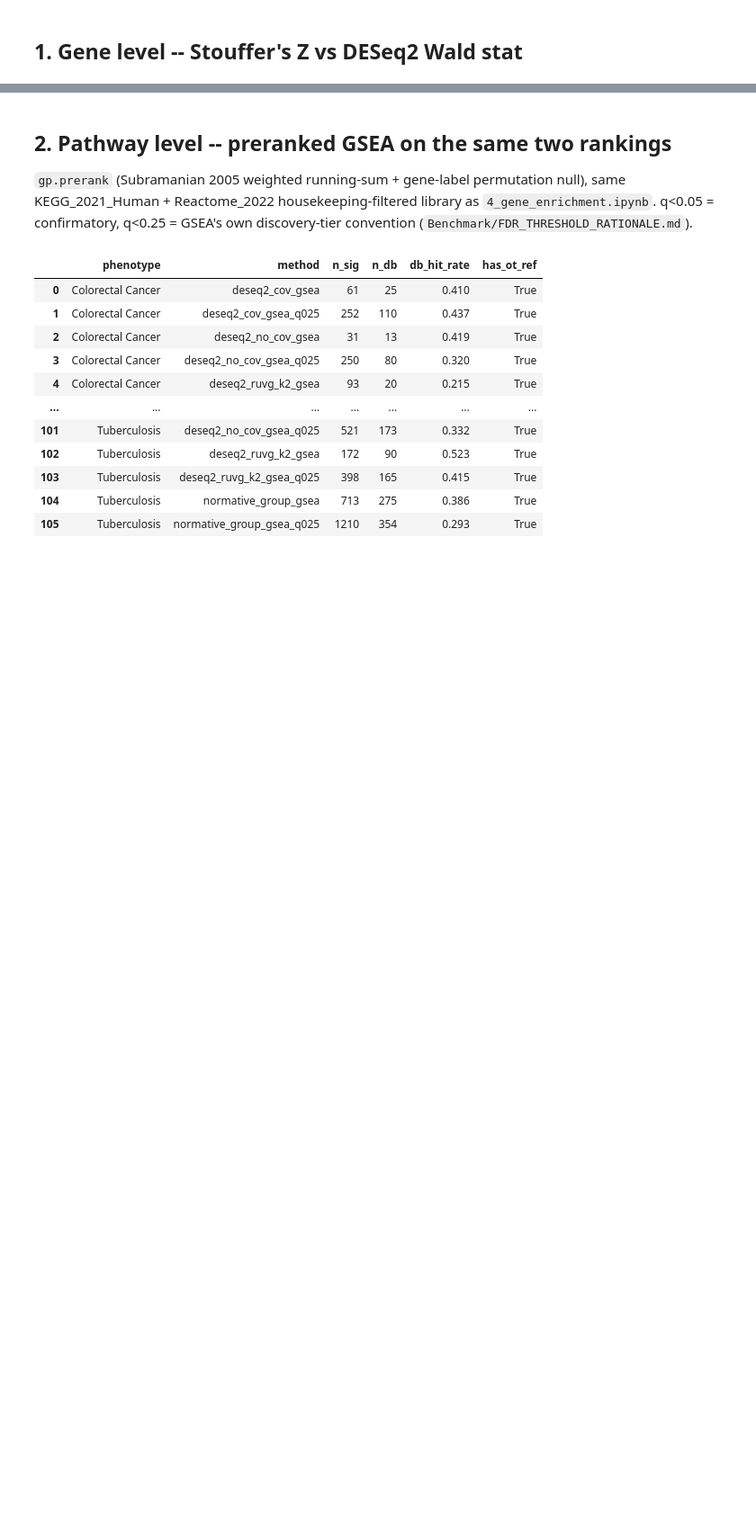
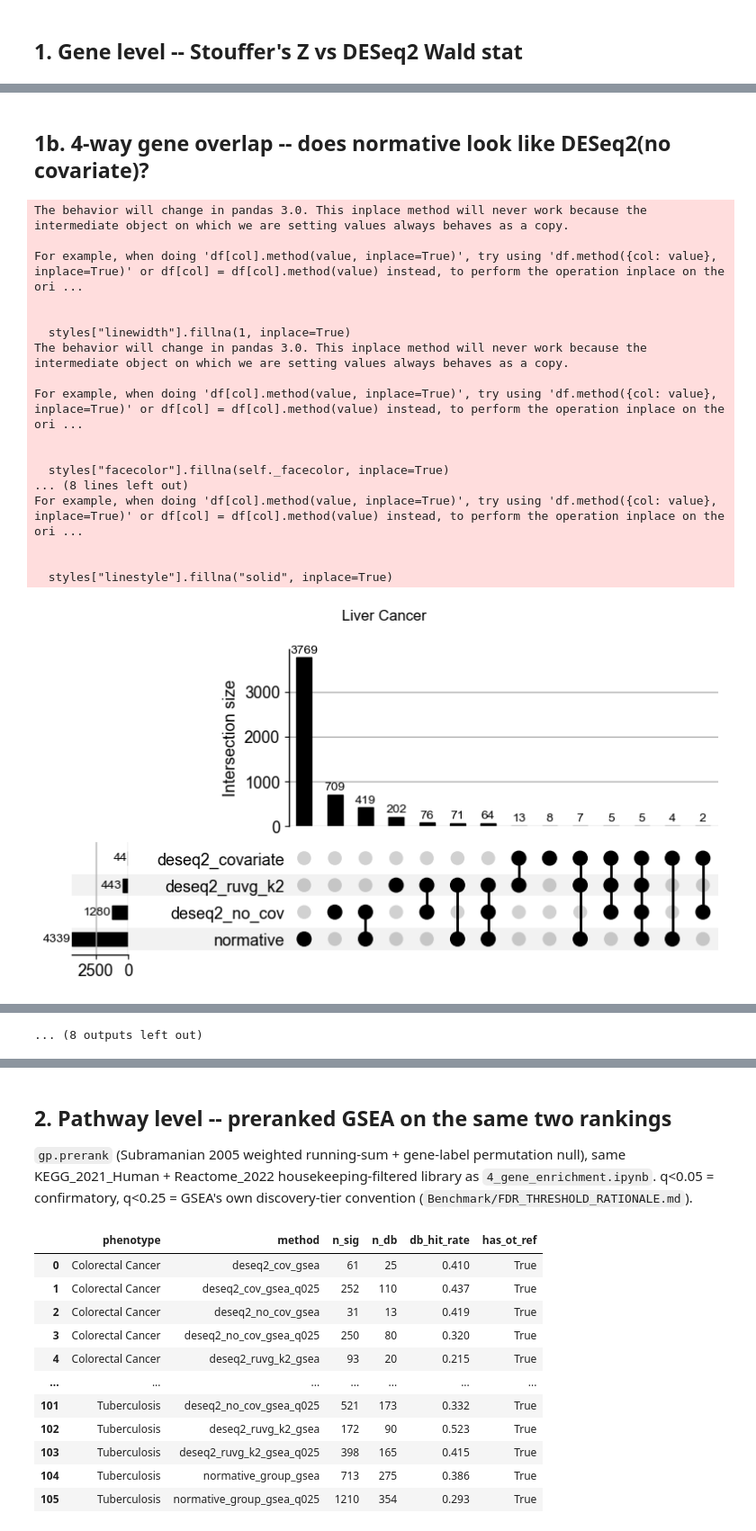
Before and after one commit to jmj3078/cfRNA_Disentaglement, a Jupyter notebook: MixedEffectsModeling/5_group_level_comparison.ipynb, the cells around one changed output, grey strips where cells are left out. Shown at 90% size. Saved outputs shown, nothing was run; the diff lists cells and outputs as text; code cells hidden in the pictures; blank space fills up the shorter version.

```diff
--- a/MixedEffectsModeling/5_group_level_comparison.ipynb
+++ b/MixedEffectsModeling/5_group_level_comparison.ipynb
@@ -162,0 +145,37 @@ display(gene_z_study[gene_z_study.phenotype == 'Liver Cancer'])
+# %% [markdown]
+## 1b. 4-way gene overlap -- does normative look like DESeq2(no covariate)?
+# %%
+from upsetplot import UpSet, from_contents
+
+venn4 = dc.gene_venn_sets_4way()
+n_show = len(venn4)
+phenos = sorted(venn4, key=lambda p: -len(venn4[p]['normative']))[:n_show]
+
+for ph in phenos:
+    sets = {k: v for k, v in venn4[ph].items() if len(v) > 0}
+    data = from_contents(sets)
+    up = UpSet(data, subset_size='count', show_counts=True, sort_by='cardinality')
+    fig = plt.figure(figsize=(9, 5))
+    up.plot(fig=fig)
+    fig.suptitle(ph)
+    fig.savefig(BENCH / f"venn4_upset_{ph.replace('/', '-').replace(' ', '_')}.png", dpi=150)
+    plt.show()
+# %% [output]
+The behavior will change in pandas 3.0. This inplace method will never work because the intermediate object on which we are setting values always behaves as a copy.
+
+For example, when doing 'df[col].method(value, inplace=True)', try using 'df.method({col: value}, inplace=True)' or df[col] = df[col].method(value) instead, to perform the operation inplace on the ori ...
+
+
+  styles["linewidth"].fillna(1, inplace=True)
+The behavior will change in pandas 3.0. This inplace method will never work because the intermediate object on which we are setting values always behaves as a copy.
+
+For example, when doing 'df[col].method(value, inplace=True)', try using 'df.method({col: value}, inplace=True)' or df[col] = df[col].method(value) instead, to perform the operation inplace on the ori ...
+
+
+  styles["facecolor"].fillna(self._facecolor, inplace=True)
+... (8 lines left out)
+For example, when doing 'df[col].method(value, inplace=True)', try using 'df.method({col: value}, inplace=True)' or df[col] = df[col].method(value) instead, to perform the operation inplace on the ori ...
+
+
+  styles["linestyle"].fillna("solid", inplace=True)
+[figure, added]
@@ -162,0 +272 @@ display(gene_z_study[gene_z_study.phenotype == 'Liver Cancer'])
+... (8 outputs left out)
```
Also changed, not shown: parts of 8 cells of this notebook, 22 other files.
